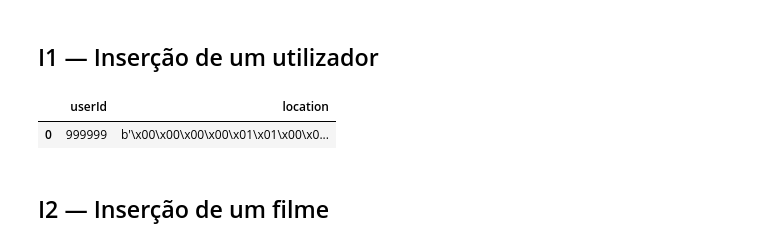
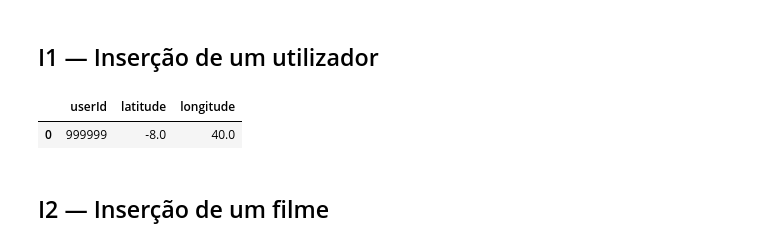
Before and after one commit to JPSNunes/BDAProject, a Jupyter notebook: Goal3/mysql_goal3.ipynb, the cells around one changed output. Drawn from its saved outputs; the diff is of its cells as text; code cells hidden in the pictures.

```diff
--- a/Goal3/mysql_goal3.ipynb
+++ b/Goal3/mysql_goal3.ipynb
@@ -215,11 +221,11 @@ verificar_ids([testUserId])
 # %% [markdown]
 ## I1 — Inserção de um utilizador
 # %%
-executar("INSERT INTO users (userId, location) VALUES (%s, POINT(%s,%s))", (testUserId, 40, -8))
+executar("INSERT INTO users (userId, longitude, latitude) VALUES (%s, %s, %s)", (testUserId, 40, -8))
 display(consultar(f"SELECT * FROM users WHERE userId = {testUserId}"))
 # %% [output]
-|  | userId | location |
-| 0 | 999999 | b'\x00\x00\x00\x00\x01\x01\x00\x0... |
+|  | userId | latitude | longitude |
+| 0 | 999999 | -8.0 | 40.0 |
 # %% [markdown]
 ## I2 — Inserção de um filme
 # %%
```
Also changed, not shown: parts of 9 cells of this notebook, 2 other files.
